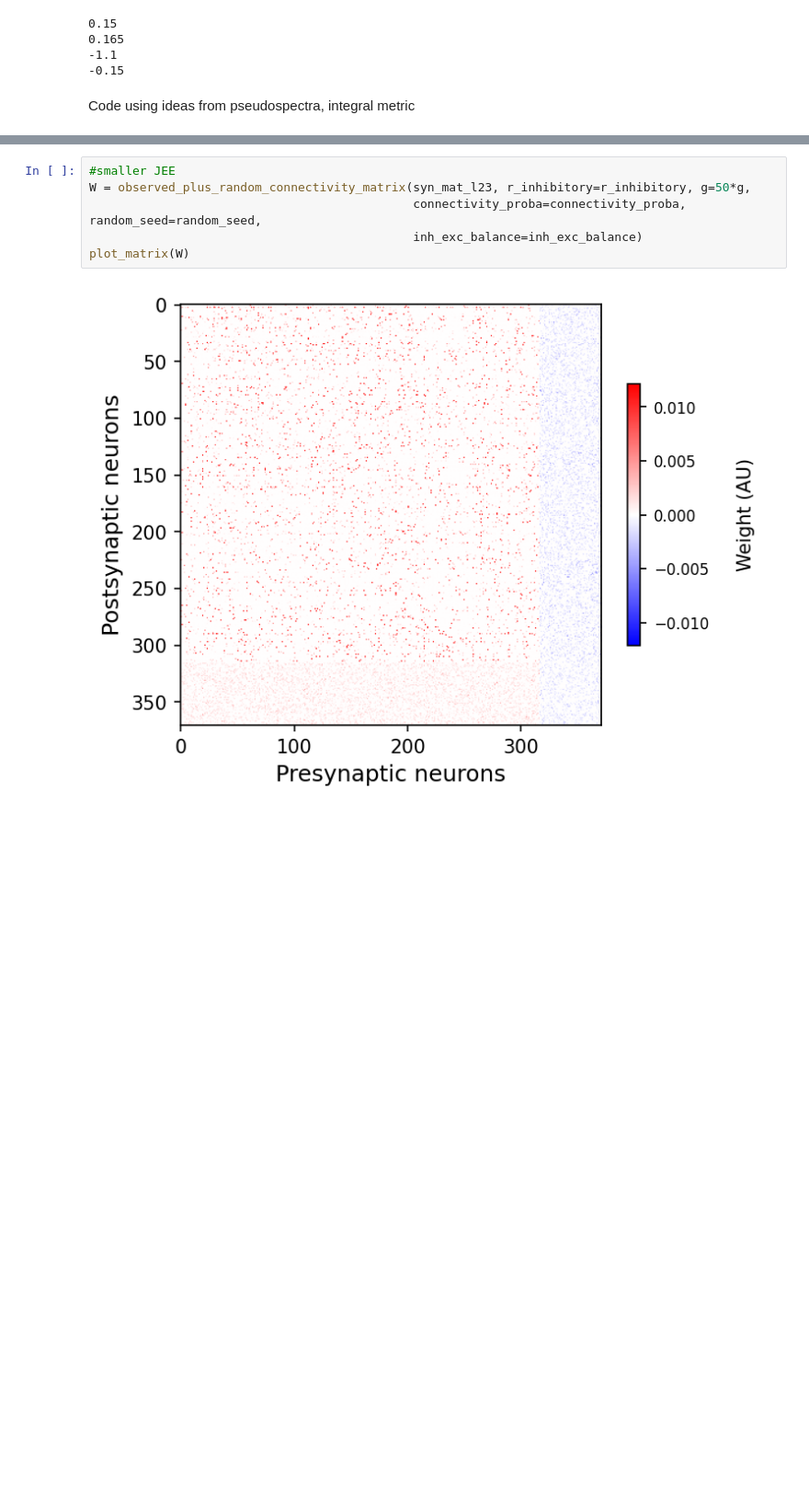
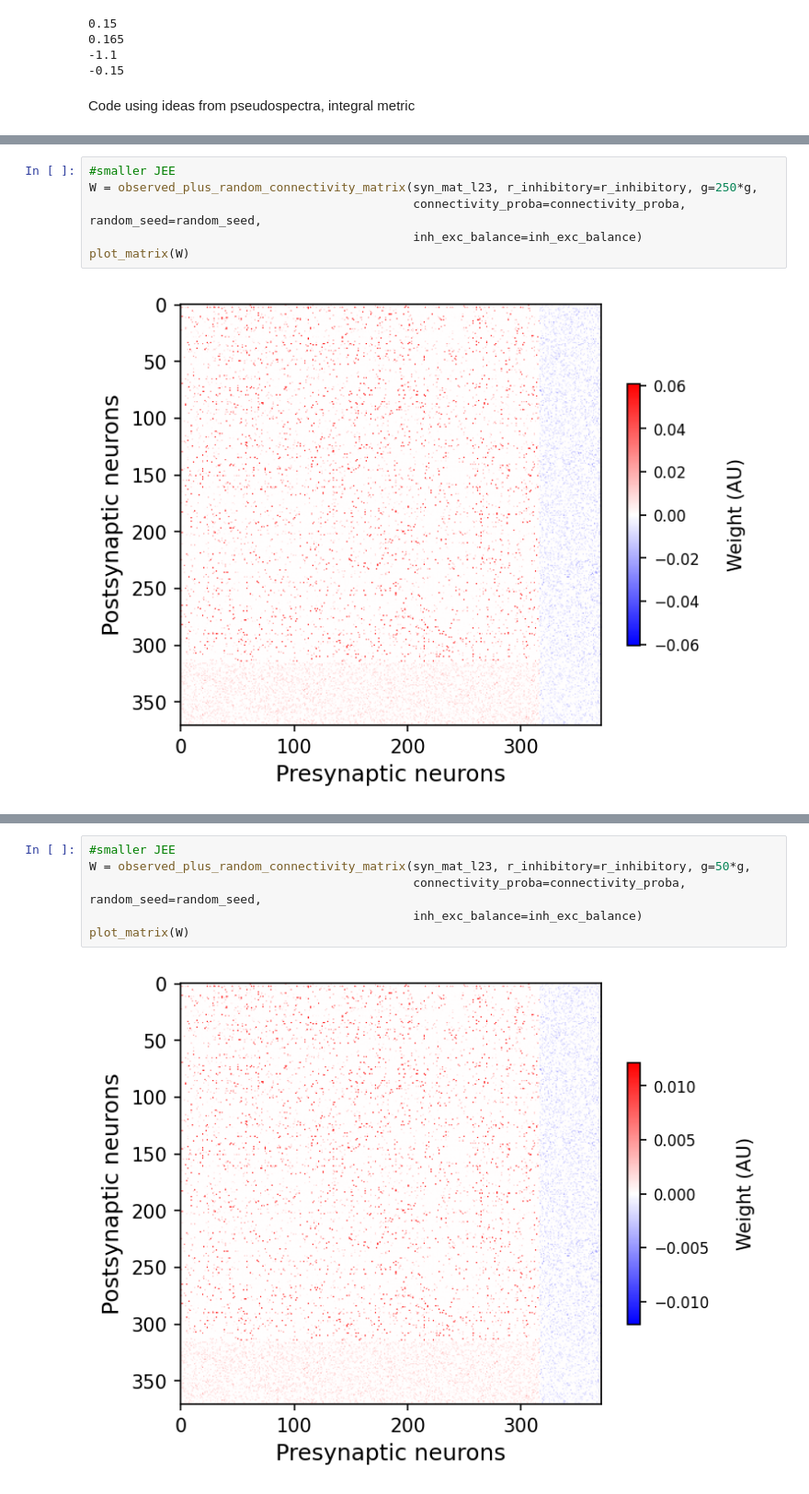
Before and after one commit to jgreen83/Spring2026-Connectome-Pseudospectra, a Jupyter notebook: Modelling_local_circuits_new_balance.ipynb, the cells around one changed output, grey strips where cells are left out. Shown at 92% size. Drawn from its saved outputs; the diff is of its cells as text; blank space fills up the shorter version.

```diff
--- a/Modelling_local_circuits_new_balance.ipynb
+++ b/Modelling_local_circuits_new_balance.ipynb
@@ -731,0 +765,8 @@ plt.hist(eAv_ints)
+# %%
+#smaller JEE
+W = observed_plus_random_connectivity_matrix(syn_mat_l23, r_inhibitory=r_inhibitory, g=250*g,
+                                             connectivity_proba=connectivity_proba, random_seed=random_seed,
+                                             inh_exc_balance=inh_exc_balance)
+plot_matrix(W)
+# %% [output]
+[figure, added]
```
Also changed, not shown: parts of 18 cells of this notebook.
